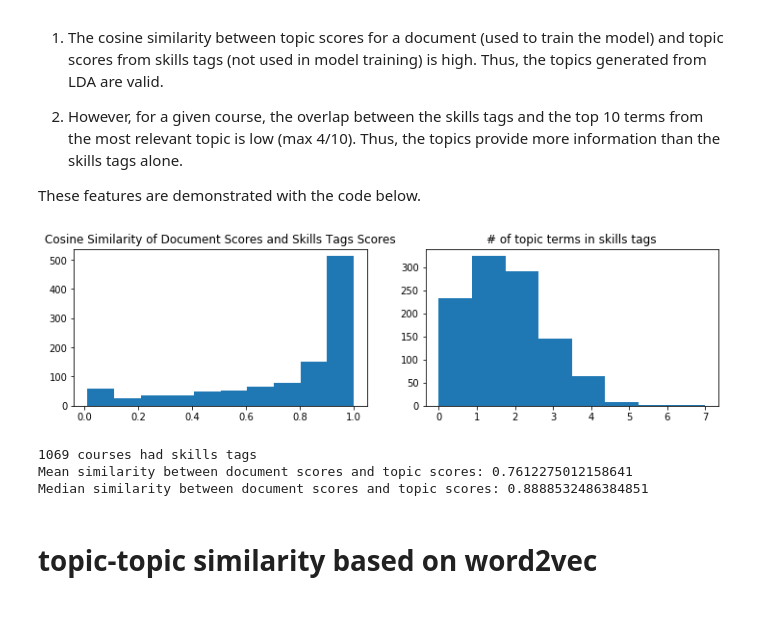
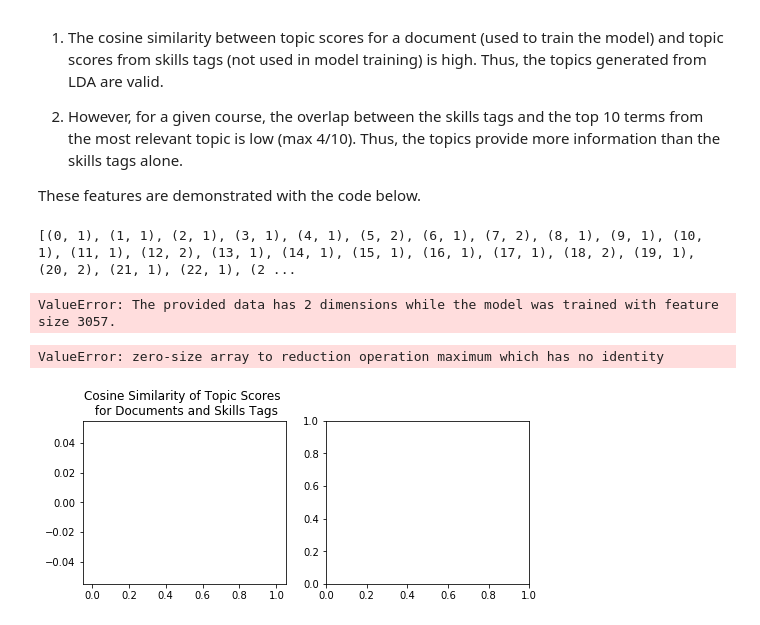
Before and after one commit to amandakeasson/edu-cater, a Jupyter notebook: notebooks/edu-cater.ipynb, the cells around one changed output. Drawn from its saved outputs; the diff is of its cells as text; code cells hidden in the pictures.

```diff
--- a/notebooks/edu-cater.ipynb
+++ b/notebooks/edu-cater.ipynb
@@ -448,0 +582,20 @@ with open('edu-app/static/edges_orig.csv', mode='w') as fp:
+# %%
+# make binary graph: rows = course being viewed; cols = courses that are recommended
+ncourses = len(titles_all)
+coursenet_full = np.zeros((ncourses,ncourses))
+for i in range(ncourses):
+    mat = loadmat('../course_nets/course'+str(good_courses[i])+'.mat')
+    coursenet = mat['coursenet']
+    coursenet = coursenet[:,good_courses][0]
+    coursenet_full[i,:] = coursenet
+    inds = np.where(coursenet_full[i,:]==1.0)[0]
+
+
+# topic-topic similarity for courses that are recommended by coursera
+coursenet_sim = np.zeros((ncourses,ncourses))
+for i in range(ncourses):
+    for j in range(ncourses):
+        scores1 = scoremat[i,:]
+        scores2 = scoremat[j,:]
+        if coursenet_full[i,j] == 1:
+            coursenet_sim[i,j] = cos_sim(scores1[:,np.newaxis].T,scores2[:,np.newaxis].T)[0][0]
@@ -458,24 +701,26 @@ These features are demonstrated with the code below.
 def get_course_skills_scores(ind):
 
     unseen_document = course_info_all[ind]
-    bow_vector = dictionary.doc2bow(preprocess(unseen_document))
+    bow_vector = dictionary.doc2bow(preprocess(unseen_document)[0])
+    print(bow_vector)
     topic_tuples = lda_model.get_document_topics(bow_vector, 0, 0, True)[0]
     topic_scores = np.zeros((1, len(topic_tuples)))
     for i, score in enumerate(topic_tuples):
         topic_scores[0,i] = score[1]
 
-    course_topic_scores = topic_scores
+    course_topic_scores = lda_model.transform(bow_vector)
 
     unseen_document = skills_all[ind]
     bow_vector = dictionary.doc2bow(unseen_document)
-    topic_tuples = lda_model.get_document_topics(bow_vector, 0, 0, True)[0]
-    topic_scores = np.zeros((1, len(topic_tuples)))
-    for i, score in enumerate(topic_tuples):
-        topic_scores[0,i] = score[1]
+    #topic_tuples = lda_model.get_document_topics(bow_vector, 0, 0, True)[0]
+    #topic_scores = np.zeros((1, len(topic_tuples)))
+    #for i, score in enumerate(topic_tuples):
+    #    topic_scores[0,i] = score[1]
 
-    skills_topic_scores = topic_scores
+    skills_topic_scores = lda_model.transform(bow_vector)
 
     return course_topic_scores, skills_topic_scores
+
 
 course_skills_sim = []
 topterms_in_skills = []
@@ -501,24 +746,24 @@ for i in range(len(skills_all)):
             if term in skills:
                 counter +=1
         topterms_in_skills.append(counter)
+# %% [output]
+[(0, 1), (1, 1), (2, 1), (3, 1), (4, 1), (5, 2), (6, 1), (7, 2), (8, 1), (9, 1), (10, 1), (11, 1), (12, 2), (13, 1), (14, 1), (15, 1), (16, 1), (17, 1), (18, 2), (19, 1), (20, 2), (21, 1), (22, 1), (2 ...
+ValueError: The provided data has 2 dimensions while the model was trained with feature size 3057.
 # %%
 # plots to show similarity and overlap
 
-fig = plt.figure(figsize=(12,3))
+fig = plt.figure(figsize=(8,3))
 fig.add_subplot(121); plt.hist(course_skills_sim);
-plt.title('Cosine Similarity of Document Scores and Skills Tags Scores')
+plt.title('Cosine Similarity of Topic Scores \n for Documents and Skills Tags')
 fig.add_subplot(122); plt.hist(topterms_in_skills,np.max(topterms_in_skills)+1);
 plt.xticks(np.arange(np.max(topterms_in_skills)+1))
 plt.title('# of topic terms in skills tags')
-plt.savefig('validation1.png')
+plt.gcf().subplots_adjust(top=.80)
+plt.savefig('figures/validation1.png')
 plt.show()
 print(len(course_skills_sim), 'courses had skills tags')
-print('Mean similarity between document scores and topic scores:', np.mean(course_skills_sim))
 print('Median similarity between document scores and topic scores:',np.median(course_skills_sim))
+print('Median number of skills tag terms present in top 10 terms:',np.median(topterms_in_skills))
 # %% [output]
+ValueError: zero-size array to reduction operation maximum which has no identity
-[figure, old version]
+[figure, new version]
-1069 courses had skills tags
-Mean similarity between document scores and topic scores: 0.7612275012158641
-Median similarity between document scores and topic scores: 0.8888532486384851
-# %% [markdown]
-# topic-topic similarity based on word2vec
```
Also changed, not shown: parts of 43 cells of this notebook.
